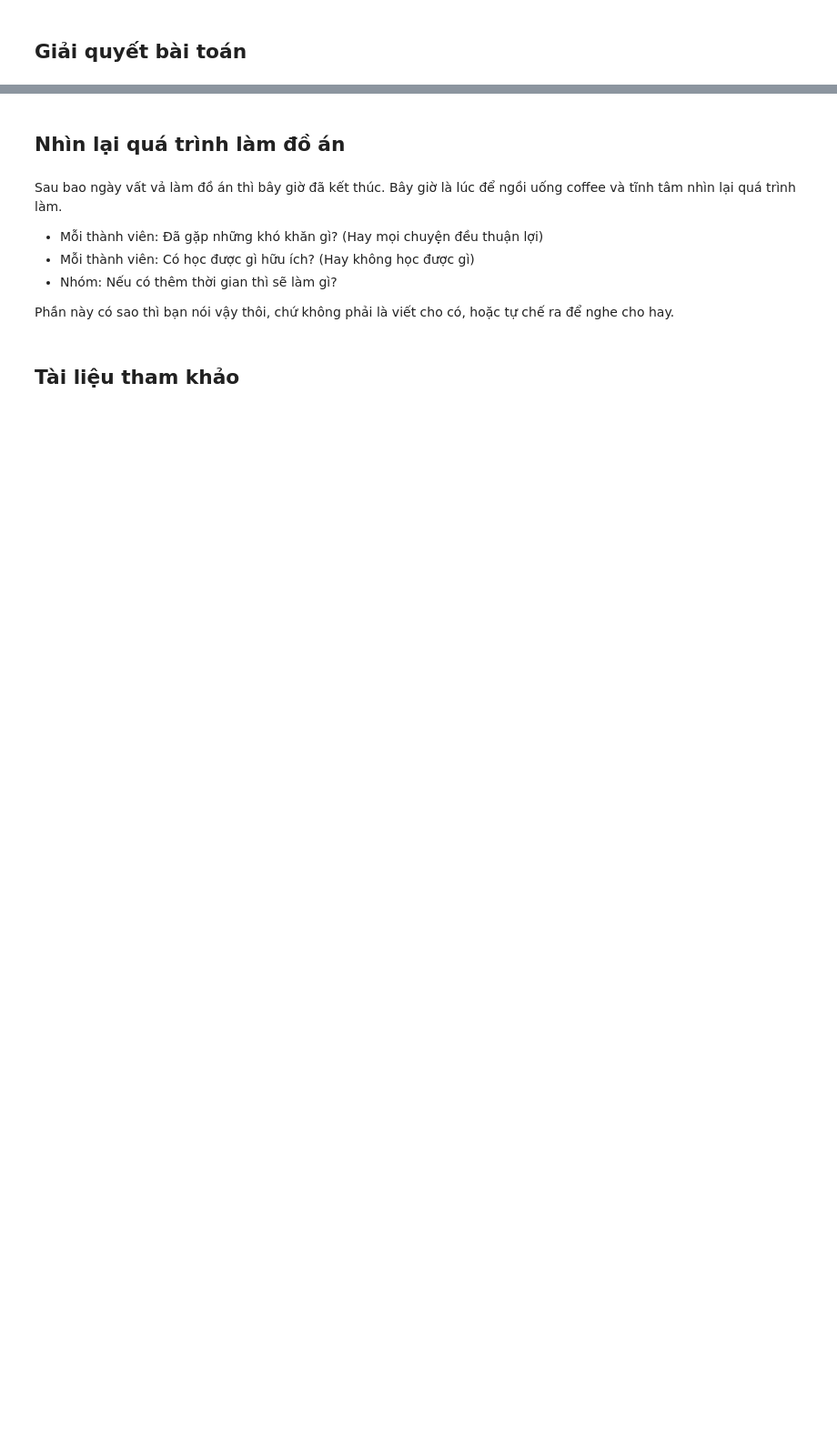
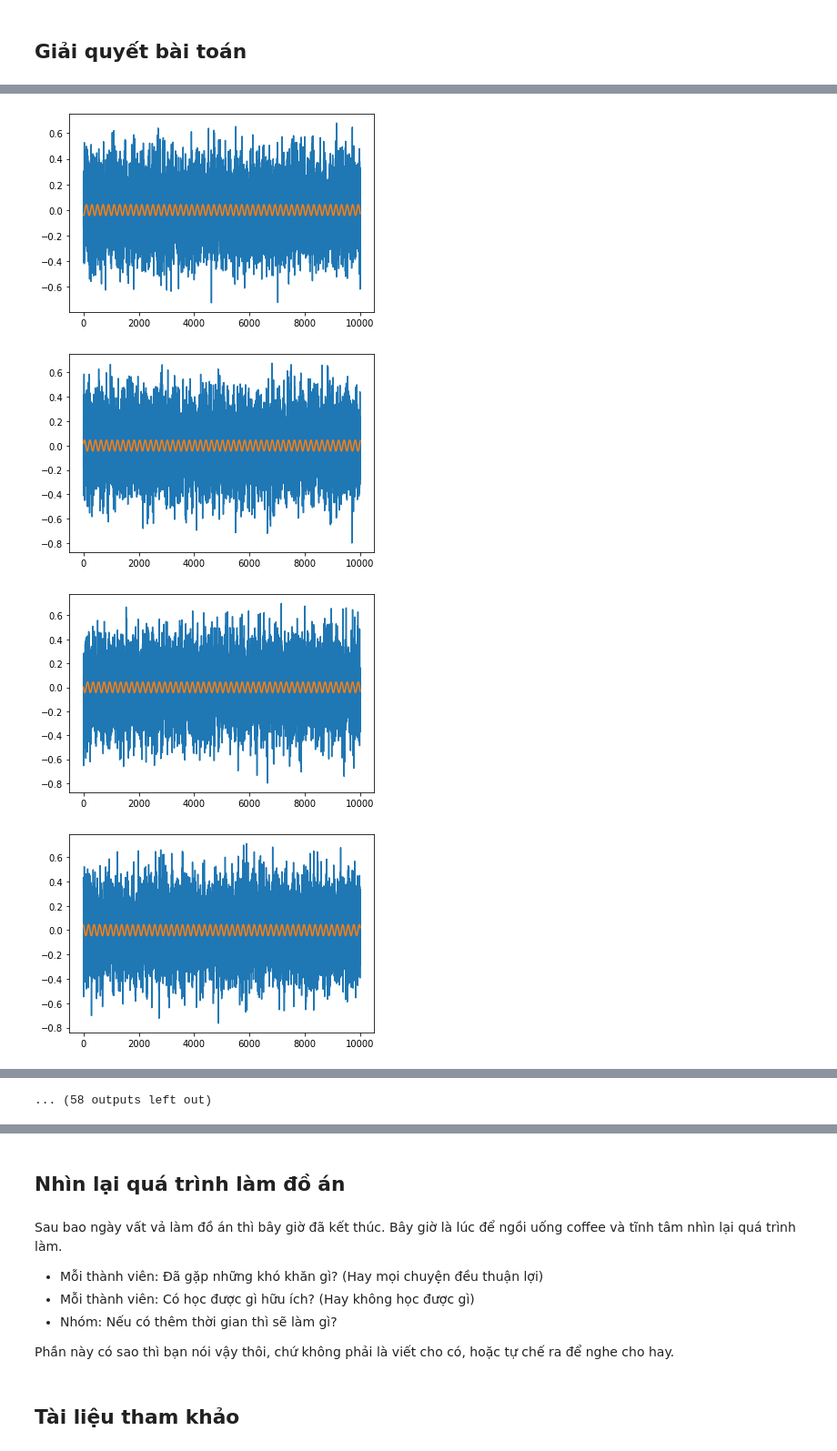
Before and after one commit to thanhtruong1712/DAMH_KHDLUD, a Jupyter notebook: Report.ipynb, the cells around one changed output, grey strips where cells are left out. Shown at 91% size. Drawn from its saved outputs; the diff is of its cells as text; code cells hidden in the pictures; blank space fills up the shorter version.

```diff
--- a/Report.ipynb
+++ b/Report.ipynb
@@ -170,0 +238,3 @@ predictions = pd.read_csv('Ys.csv', index_col=None, skiprows=1, header=None).val
+# %%
+BATCHES = np.array([0, 5, 10, 15, 20, 25, 30, 35, 40, 45, 50, 51, 52, 53, 54, 55, 56, 57, 58, 59, 60, 65, 70])
+CATEGORIES = np.array([1, 1, 2, 3, 5, 4, 2, 3, 4, 5, 6, 3, 4, 6, 2, 5, 4, 5, 6, 3, 6, 6])
@@ -170,0 +365,10 @@ predictions = pd.read_csv('Ys.csv', index_col=None, skiprows=1, header=None).val
+# %%
+signal = np.concatenate((train['signal'].values, test['signal'].values))
+remove_power_line(signal, predictions)
+train['signal'] = signal[:5_000_000]
+test['signal'] = signal[5_000_000:]
+# %% [output]
+[figure, added]
+[figure, added]
+[figure, added]
+[figure, added]
@@ -170,0 +383 @@ predictions = pd.read_csv('Ys.csv', index_col=None, skiprows=1, header=None).val
+... (58 outputs left out)
```
Also changed, not shown: parts of 53 cells of this notebook.
